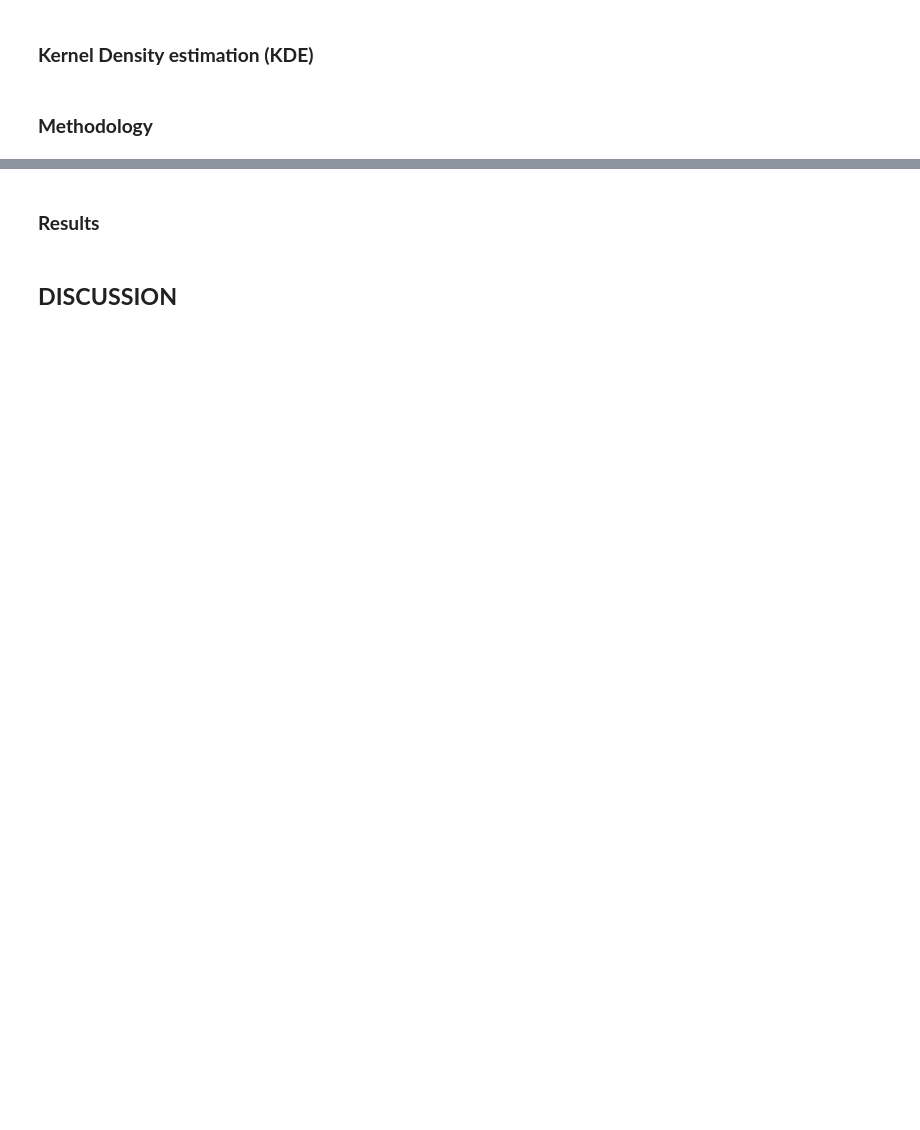
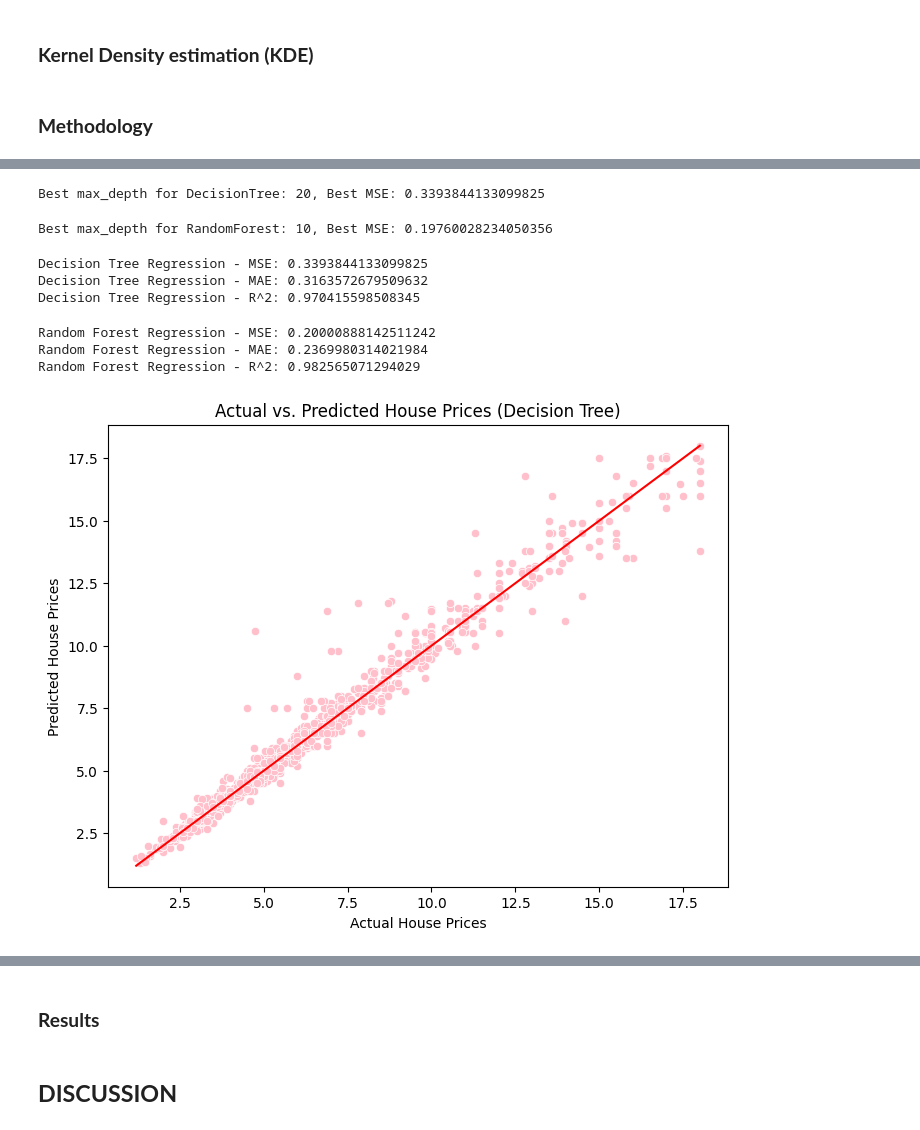
Before and after one commit to vtphatt2/House-Price-Prediction, a Jupyter notebook: SummaryFiles/submit_file.ipynb, the cells around one changed output, grey strips where cells are left out. Saved outputs shown, nothing was run; the diff lists cells and outputs as text; code cells hidden in the pictures; blank space fills up the shorter version.

Commit message:
SummaryFiles/submit_file.ipynb - complete the random forest model section in the report

```diff
--- a/SummaryFiles/submit_file.ipynb
+++ b/SummaryFiles/submit_file.ipynb
@@ -1147,0 +1155,15 @@ df.to_csv('../Data/clean_data.csv', index = False)
+# %%
+# Chia tập thành các biến đặc trưng (X) và biến mục tiêu (Y)
+X = df.drop('Price', axis=1)  # Đặc trưng
+Y = df['Price']  # Biến mục tiêu
+
+# Chia tập dữ liệu thành tập huấn luyện và tập kiểm tra
+X_train, X_test, Y_train, Y_test = train_test_split(X, Y, test_size=0.2, random_state=42)
+# %%
+class Node:
+    def __init__(self, feature=None, threshold=None, left=None, right=None, value=None):
+        self.feature = feature      # chỉ số của đặc trưng để chia
+        self.threshold = threshold  # ngưỡng để chia đặc trưng
+        self.left = left            # cây con bên trái (nhỏ hơn hoặc bằng ngưỡng)
+        self.right = right          # cây con bên phải (lớn hơn ngưỡng)
+        self.value = value          # giá trị của nút lá (trung bình giá trị y)
@@ -1147,0 +1358,61 @@ df.to_csv('../Data/clean_data.csv', index = False)
+# %%
+#Tìm giá trị max_depth tốt nhất
+max_depths = [None, 10, 20, 30, 40, 50]
+best_depth_dt, best_mse_dt = simple_grid_search_decision_tree(X_train.values, Y_train.values, X_test.values, Y_test.values, max_depths)
+print(f"Best max_depth for DecisionTree: {best_depth_dt}, Best MSE: {best_mse_dt}")
+# %% [output]
+Best max_depth for DecisionTree: 20, Best MSE: 0.3393844133099825
+# %%
+best_depth_rf, best_mse_rf = simple_grid_search_random_forest(X_train.values, Y_train.values, X_test.values, Y_test.values, max_depths)
+print(f"Best max_depth for RandomForest: {best_depth_rf}, Best MSE: {best_mse_rf}")
+# %% [output]
+Best max_depth for RandomForest: 10, Best MSE: 0.19760028234050356
+# %%
+# Sử dụng DecisionTree bạn đã định nghĩa để huấn luyện mô hình
+tree = DecisionTreeRegressor(max_depth=20, random_state=42)
+tree.fit(X_train.values, Y_train.values)
+
+# Dự đoán trên tập kiểm tra
+Y_pred_tree = tree.predict(X_test.values)
+
+# Đánh giá hiệu suất của mô hình
+
+print("Decision Tree Regression - MSE:", mean_squared_error(Y_test.values, Y_pred_tree))
+print("Decision Tree Regression - MAE:", mean_absolute_error(Y_test.values, Y_pred_tree))
+print("Decision Tree Regression - R^2:", r2_score(Y_test.values, Y_pred_tree))
+# %% [output]
+Decision Tree Regression - MSE: 0.3393844133099825
+Decision Tree Regression - MAE: 0.3163572679509632
+Decision Tree Regression - R^2: 0.970415598508345
+# %%
+# Huấn luyện mô hình Random Forest
+random_forest = RandomForestRegressor(n_estimators=100, max_depth=10, random_state=42)
+random_forest.fit(X_train.values, Y_train.values)  # Huấn luyện trên tập huấn luyện
+
+# Dự đoán giá nhà trên tập kiểm tra
+Y_pred_forest = random_forest.predict(X_test.values)
+
+# Đánh giá hiệu suất của mô hình
+
+print("Random Forest Regression - MSE:", mean_squared_error(Y_test.values, Y_pred_forest))
+print("Random Forest Regression - MAE:", mean_absolute_error(Y_test.values, Y_pred_forest))
+print("Random Forest Regression - R^2:", r2_score(Y_test.values, Y_pred_forest))
+# %% [output]
+Random Forest Regression - MSE: 0.20000888142511242
+Random Forest Regression - MAE: 0.2369980314021984
+Random Forest Regression - R^2: 0.982565071294029
+# %%
+# Create a scatter plot
+plt.figure(figsize=(8, 6))
+sns.scatterplot(x=Y_test, y=Y_pred_tree, color='pink')
+
+# Plot a line for perfect predictions
+plt.plot([Y_test.min(), Y_test.max()], [Y_test.min(), Y_test.max()], color='red', linestyle='-')
+
+plt.title('Actual vs. Predicted House Prices (Decision Tree)')
+plt.xlabel('Actual House Prices')
+plt.ylabel('Predicted House Prices')
+plt.grid(False)
+plt.show()
+# %% [output]
+[figure, added]
```
Also changed, not shown: parts of 16 cells of this notebook, 1 other file.
